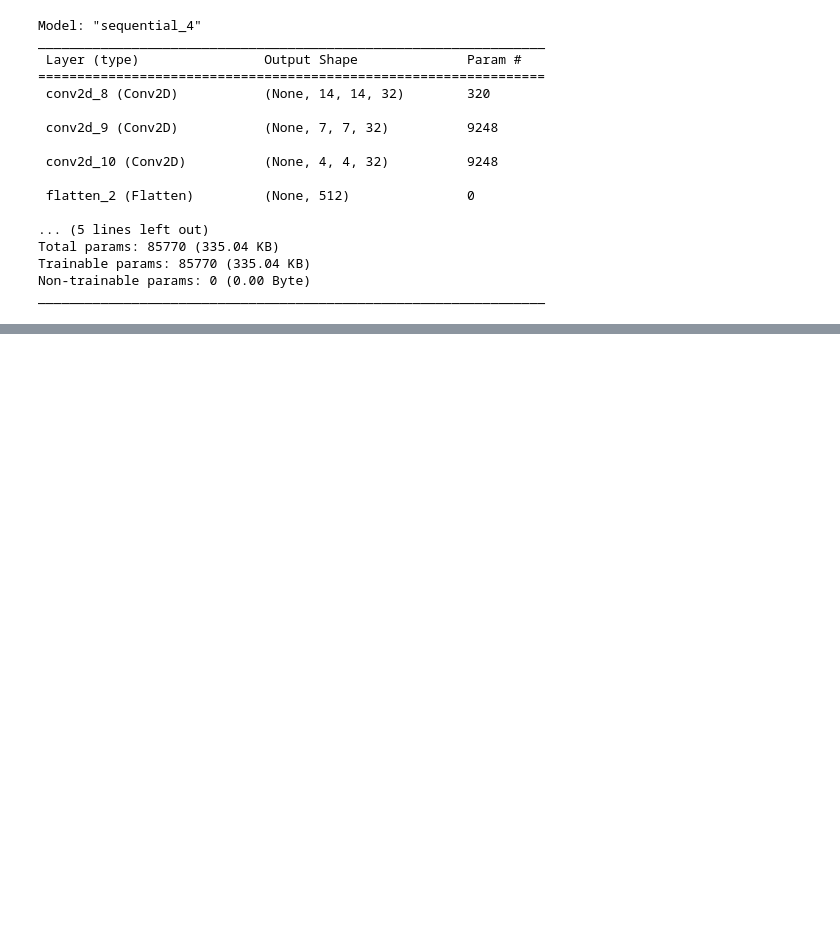
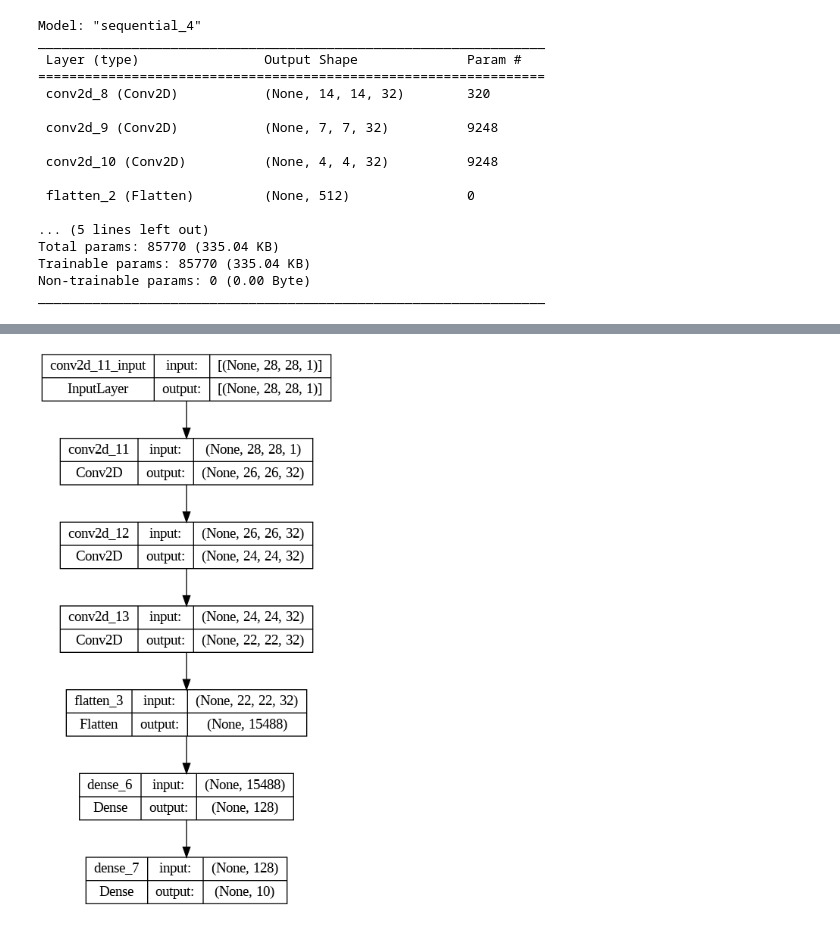
Before and after one commit to Dishantkharkar/Convolution-Neural-Network, a Jupyter notebook: Padding_and_Stride_Keras_.ipynb, the cells around one changed output, grey strips where cells are left out. Drawn from its saved outputs; the diff is of its cells as text; code cells hidden in the pictures; blank space fills up the shorter version.

```diff
--- a/Padding_and_Stride_Keras_.ipynb
+++ b/Padding_and_Stride_Keras_.ipynb
@@ -113,0 +130,20 @@ _________________________________________________________________
+# %%
+from tensorflow.keras.utils import plot_model
+
+# Model with padding 'valid'
+model_valid = Sequential()
+model_valid.add(Conv2D(32, kernel_size=(3,3), padding='valid', activation='relu', input_shape=(28,28,1)))
+model_valid.add(Conv2D(32, kernel_size=(3,3), padding='valid', activation='relu'))
+model_valid.add(Conv2D(32, kernel_size=(3,3), padding='valid', activation='relu'))
+model_valid.add(Flatten())
+model_valid.add(Dense(128, activation='relu'))
+model_valid.add(Dense(10, activation='softmax'))
+
+# Save the model summary to a file
+with open('model_valid_summary.txt', 'w') as f:
+    model_valid.summary(print_fn=lambda x: f.write(x + '\n'))
+
+# Plot the model architecture
+plot_model(model_valid, to_file='model_valid_plot.png', show_shapes=True, show_layer_names=True)
+# %% [output]
+[figure, added]
```
Also changed, not shown: parts of 1 cell of this notebook.
